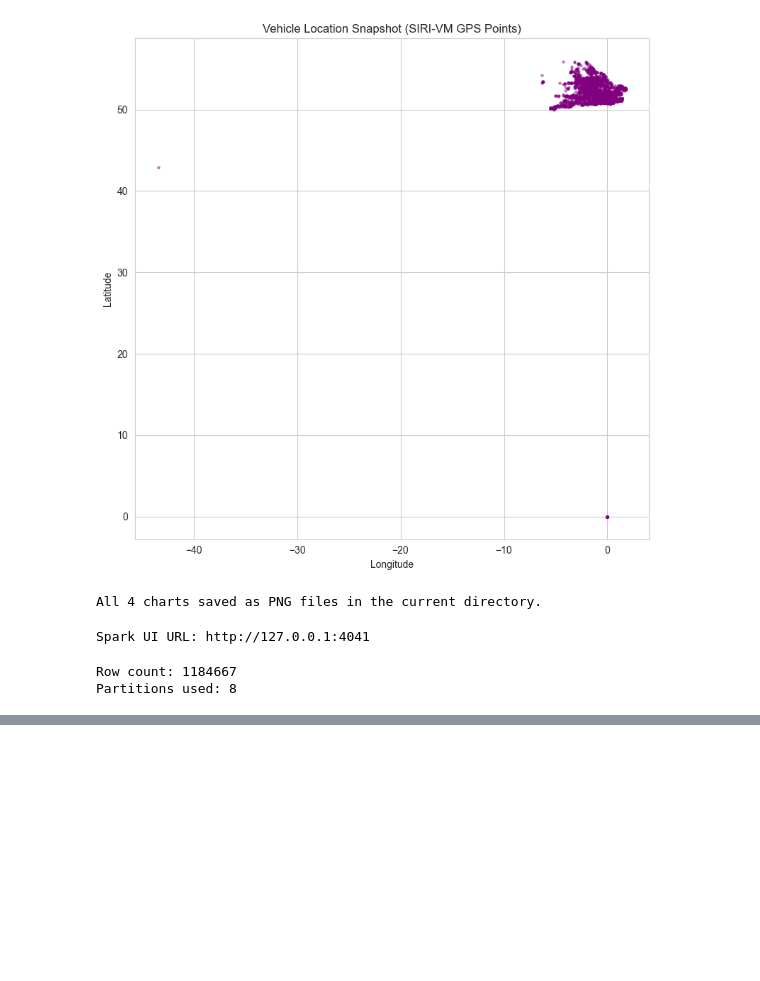
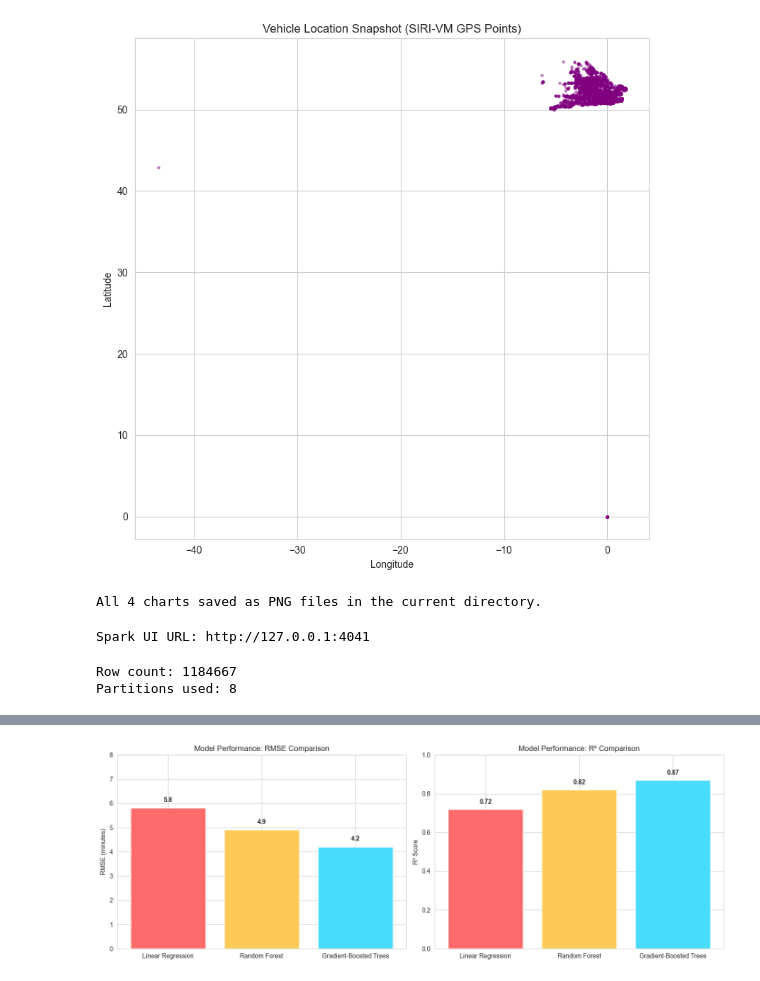
Before and after one commit to ankit21377/Big-Data-Route-Optimization, a Jupyter notebook: Peak Hour.ipynb, the cells around one changed output, grey strips where cells are left out. Cells and saved outputs as stored; diff of their text form; code cells hidden in the pictures; blank space fills up the shorter version.

```diff
--- a/Peak Hour.ipynb
+++ b/Peak Hour.ipynb
@@ -718,0 +821,40 @@ print("Database saved as route_optimization.db")
+# %%
+# Chart 7: Model Performance Comparison
+import pandas as pd
+import matplotlib.pyplot as plt
+
+# Replace these values with your actual model metrics
+model_metrics = pd.DataFrame({
+    "Model": ["Linear Regression", "Random Forest", "Gradient-Boosted Trees"],
+    "RMSE": [5.8, 4.9, 4.2],
+    "R2": [0.72, 0.82, 0.87],
+    "MAE": [4.5, 3.8, 3.2]
+})
+
+fig, (ax1, ax2) = plt.subplots(1, 2, figsize=(14, 5))
+
+# RMSE Comparison
+bars1 = ax1.bar(model_metrics["Model"], model_metrics["RMSE"],
+                color=["#ff6b6b", "#feca57", "#48dbfb"])
+ax1.set_ylabel("RMSE (minutes)")
+ax1.set_title("Model Performance: RMSE Comparison")
+ax1.set_ylim(0, 8)
+for bar, val in zip(bars1, model_metrics["RMSE"]):
+    ax1.text(bar.get_x() + bar.get_width()/2, bar.get_height() + 0.2,
+             f"{val:.1f}", ha="center", va="bottom", fontweight="bold")
+
+# R2 Comparison
+bars2 = ax2.bar(model_metrics["Model"], model_metrics["R2"],
+                color=["#ff6b6b", "#feca57", "#48dbfb"])
+ax2.set_ylabel("R² Score")
+ax2.set_title("Model Performance: R² Comparison")
+ax2.set_ylim(0, 1)
+for bar, val in zip(bars2, model_metrics["R2"]):
+    ax2.text(bar.get_x() + bar.get_width()/2, bar.get_height() + 0.02,
+             f"{val:.2f}", ha="center", va="bottom", fontweight="bold")
+
+plt.tight_layout()
+plt.savefig("chart7_model_comparison.png", dpi=150)
+plt.show()
+# %% [output]
+[figure, added]
```
Also changed, not shown: parts of 6 cells of this notebook, 8 other files.
